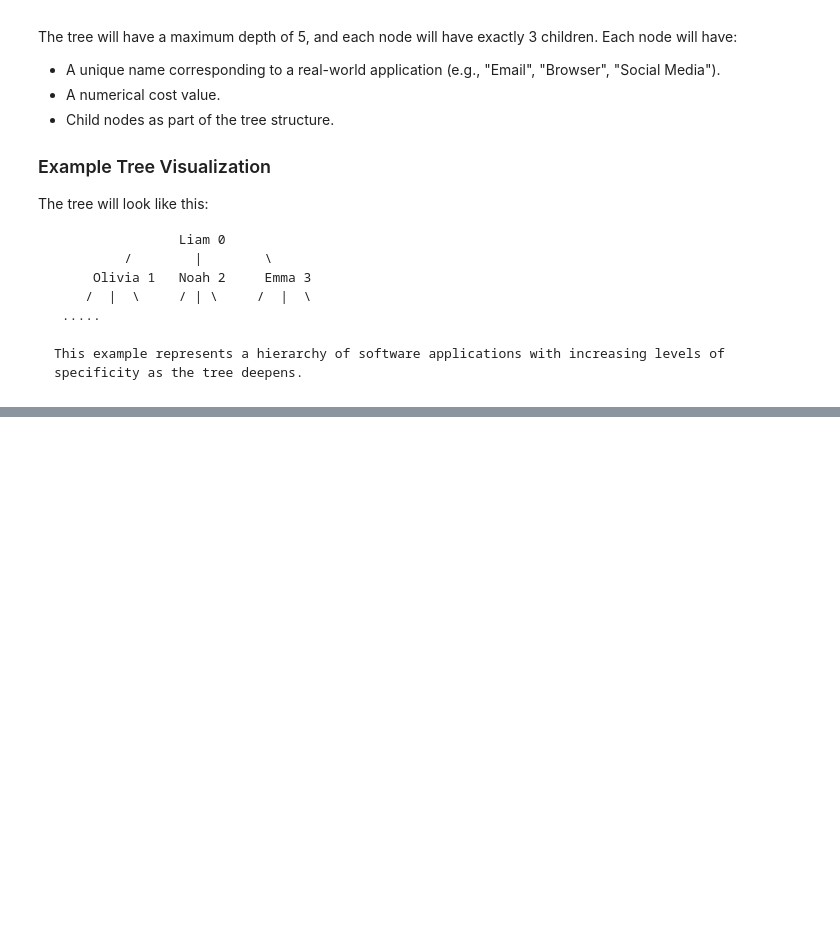
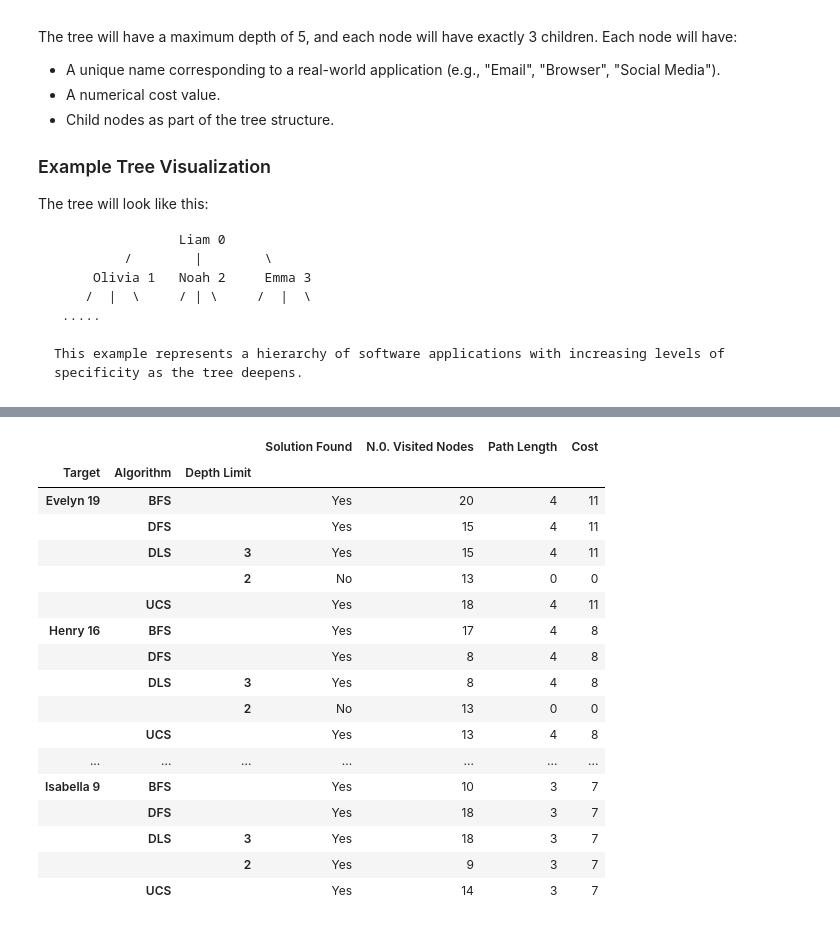
Before and after one commit to HuyVuong08/Artificial-Intelligence-Methods, a Jupyter notebook: Uninformed-TreeSearch-New.ipynb, the cells around one changed output, grey strips where cells are left out. Saved outputs shown, nothing was run; the diff lists cells and outputs as text; code cells hidden in the pictures; blank space fills up the shorter version.

```diff
--- a/Uninformed-TreeSearch-New.ipynb
+++ b/Uninformed-TreeSearch-New.ipynb
@@ -273,0 +329,56 @@ UCS Cost: 12
+# %%
+results = []
+
+def appendResult(target, limit, algo, path, visited, cost, results):
+    results.append({
+        'Target': target,
+        'Depth Limit': limit,
+        'Algorithm': algo,
+        'Solution Found': 'Yes' if path else 'No',
+        'N.0. Visited Nodes': len(visited),
+        'Path Length': len(path) if path else 0,
+        'Cost': cost,
+    })
+
+for tc in testcases:
+    for algo in algorithms:
+        path, visited, cost = [], [], 0
+        if algo['name'] == 'DLS':
+            for limit in tc['limit']:
+                path, visited, cost = algo['function'](tree_root, tc['target'], limit)
+                appendResult(tc['target'], limit, algo['name'], path, visited, cost, results)
+        else:
+            path, visited, cost = algo['function'](tree_root, tc['target'])
+            appendResult(tc['target'], '', algo['name'], path, visited, cost, results)
+
+        # print(f'{algo['name']} Visited Nodes:', visited)
+        # print(f'{algo['name']} Path:', path)
+        # print(f'{algo['name']} Cost:', cost)
+        # # visualize_tree(tree_root, visited_nodes=visited_ucs)
+        # print('')
+# %%
+df = pd.DataFrame(results)
+
+indexed_df = df.set_index(['Target', 'Algorithm', 'Depth Limit'])
+
+
+indexed_df
+# %% [output]
+|  |  |  | Solution Found | N.0. Visited Nodes | Path Length | Cost |
+| Target | Algorithm | Depth Limit |  |  |  |  |
+| Evelyn 19 | BFS |  | Yes | 20 | 4 | 11 |
+|  | DFS |  | Yes | 15 | 4 | 11 |
+|  | DLS | 3 | Yes | 15 | 4 | 11 |
+|  |  | 2 | No | 13 | 0 | 0 |
+|  | UCS |  | Yes | 18 | 4 | 11 |
+| Henry 16 | BFS |  | Yes | 17 | 4 | 8 |
+|  | DFS |  | Yes | 8 | 4 | 8 |
+|  | DLS | 3 | Yes | 8 | 4 | 8 |
+|  |  | 2 | No | 13 | 0 | 0 |
+|  | UCS |  | Yes | 13 | 4 | 8 |
+| ... | ... | ... | ... | ... | ... | ... |
+| Isabella 9 | BFS |  | Yes | 10 | 3 | 7 |
+|  | DFS |  | Yes | 18 | 3 | 7 |
+|  | DLS | 3 | Yes | 18 | 3 | 7 |
+|  |  | 2 | Yes | 9 | 3 | 7 |
+|  | UCS |  | Yes | 14 | 3 | 7 |
```
Also changed, not shown: parts of 4 cells of this notebook, 1 other file.
